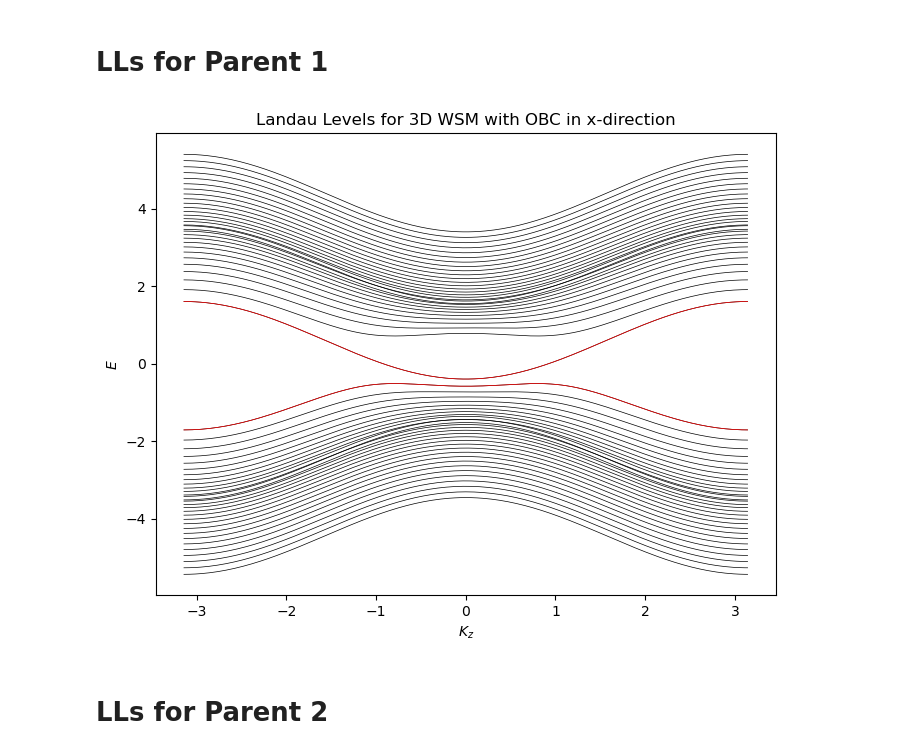
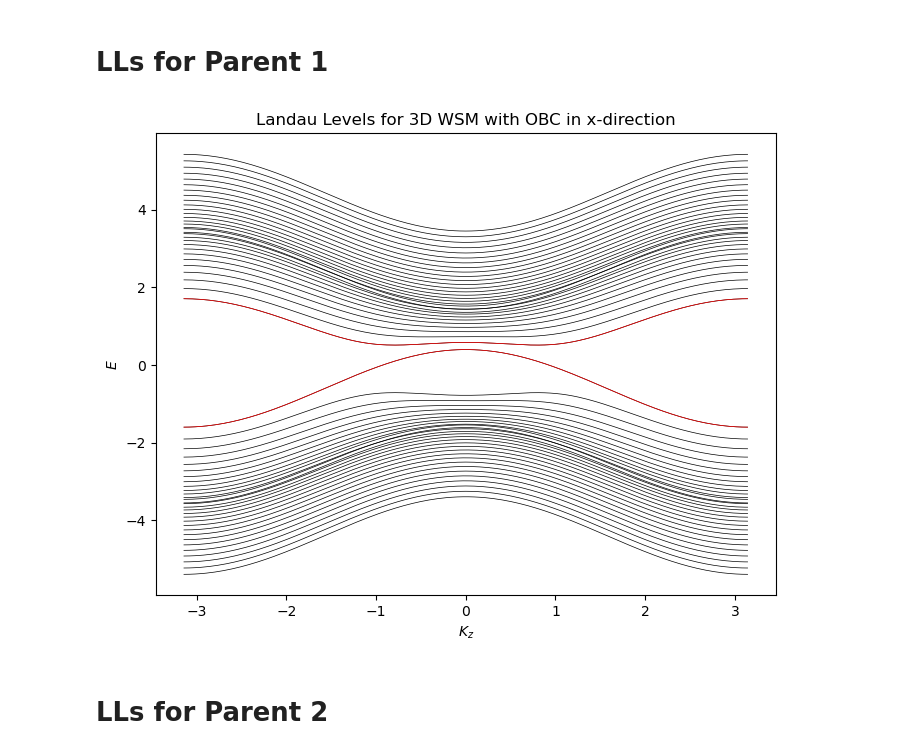
Before and after one commit to gehadibany/topological-phases-simulations, a Jupyter notebook: 3D_multiplicative_weyl_semimetal_||/landau_levels.ipynb, the cells around one changed output. Drawn from its saved outputs; the diff is of its cells as text; code cells hidden in the pictures.

```diff
--- a/3D_multiplicative_weyl_semimetal_||/landau_levels.ipynb
+++ b/3D_multiplicative_weyl_semimetal_||/landau_levels.ipynb
@@ -32,36 +32,36 @@ for kz in kzs:
     HP1_open = np.zeros((2*L, 2*L), dtype=complex)
     for i in range(L):
         H_P10 = np.sin(ky+B*i)*tau_y+(2+g1-np.cos(ky+B*i)-np.cos(kz))*tau_z
-        V_P10 = (-1j/2)*tau_x+(1/2)*tau_z
+        V_P10 = (-1j/2)*tau_x-(1/2)*tau_z
 
         HP1_open[2*i:2*i+2, 2*i:2*i+2] = H_P10
         if i < L - 1:
             HP1_open[2*i:2*i+2, 2*(i+1):2*(i+1)+2] = V_P10
             HP1_open[2*(i+1):2*(i+1)+2, 2*i:2*i+2] = V_P10.conj().T
         else:
             HP1_open[2*i:2*i+2, 0:2] = V_P10
             HP1_open[0:2, 2*i:2*i+2] = V_P10.conj().T
 
     P1_eigenvals_oc = np.linalg.eigvalsh(HP1_open)
     P1_eigvals_oc_vs_kz.append(P1_eigenvals_oc)
 
 P1_eigvals_oc_vs_kz = np.array(P1_eigvals_oc_vs_kz).T
 
 #plot
 fig, ax = plt.subplots(figsize=(8,6))
 for band in P1_eigvals_oc_vs_kz:
     ax.plot (kzs, band,  color='black', linewidth=0.5)
 ax.set_xlabel ('$K_z$')
 ax.set_ylabel ('$E$')
 ax.set_title ('Landau Levels for 3D WSM with OBC in x-direction')
 
 mid = L
 for b in [mid-1, mid]:
     plt.plot(kzs, P1_eigvals_oc_vs_kz[b], color='red', linewidth =0.5)
 
 plt.show()
 # %% [output]
-[figure, old version]
+[figure, new version]
 # %% [markdown]
 # LLs for Parent 2
 # %%
```
Also changed, not shown: parts of 2 cells of this notebook, 9 other files.
